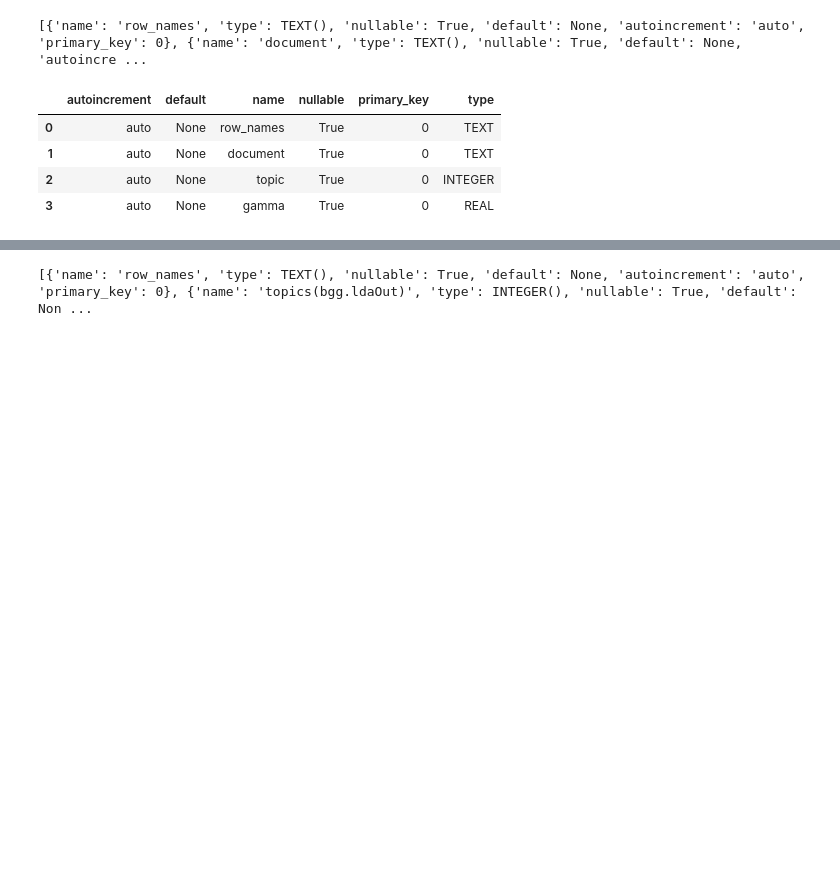
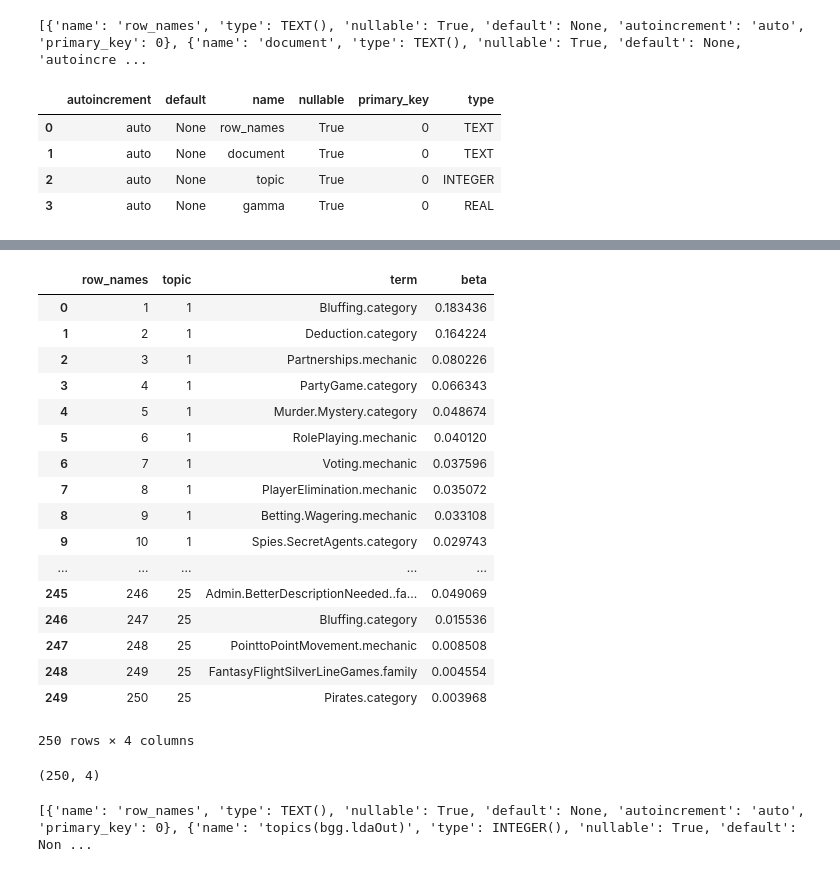
Before and after one commit to WT-CodeToSolve/Adv-Data-Analytics, a Jupyter notebook: BoardGame Ex Answer.ipynb, the cells around one changed output, grey strips where cells are left out. Drawn from its saved outputs; the diff is of its cells as text; code cells hidden in the pictures; blank space fills up the shorter version.

```diff
--- a/BoardGame Ex Answer.ipynb
+++ b/BoardGame Ex Answer.ipynb
@@ -59,3 +139,30 @@ field_names
+# %%
+sql = "SELECT * FROM 'bgg.ldaOut.top.terms';"
+topterms_df = pd.read_sql(sql,engine)
+topterms_df
+# %% [output]
+|  | row_names | topic | term | beta |
+| 0 | 1 | 1 | Bluffing.category | 0.183436 |
+| 1 | 2 | 1 | Deduction.category | 0.164224 |
+| 2 | 3 | 1 | Partnerships.mechanic | 0.080226 |
+| 3 | 4 | 1 | PartyGame.category | 0.066343 |
+| 4 | 5 | 1 | Murder.Mystery.category | 0.048674 |
+| 5 | 6 | 1 | RolePlaying.mechanic | 0.040120 |
+| 6 | 7 | 1 | Voting.mechanic | 0.037596 |
+| 7 | 8 | 1 | PlayerElimination.mechanic | 0.035072 |
+| 8 | 9 | 1 | Betting.Wagering.mechanic | 0.033108 |
+| 9 | 10 | 1 | Spies.SecretAgents.category | 0.029743 |
+| ... | ... | ... | ... | ... |
+| 245 | 246 | 25 | Admin.BetterDescriptionNeeded..fa... | 0.049069 |
+| 246 | 247 | 25 | Bluffing.category | 0.015536 |
+| 247 | 248 | 25 | PointtoPointMovement.mechanic | 0.008508 |
+| 248 | 249 | 25 | FantasyFlightSilverLineGames.family | 0.004554 |
+| 249 | 250 | 25 | Pirates.category | 0.003968 |
+250 rows × 4 columns
+# %%
+topterms_df.shape
+# %% [output]
+(250, 4)
 # %%
 print (inspector.get_columns('bgg.ldaOut.topics'))
 # %% [output]
```
Also changed, not shown: parts of 14 cells of this notebook.
